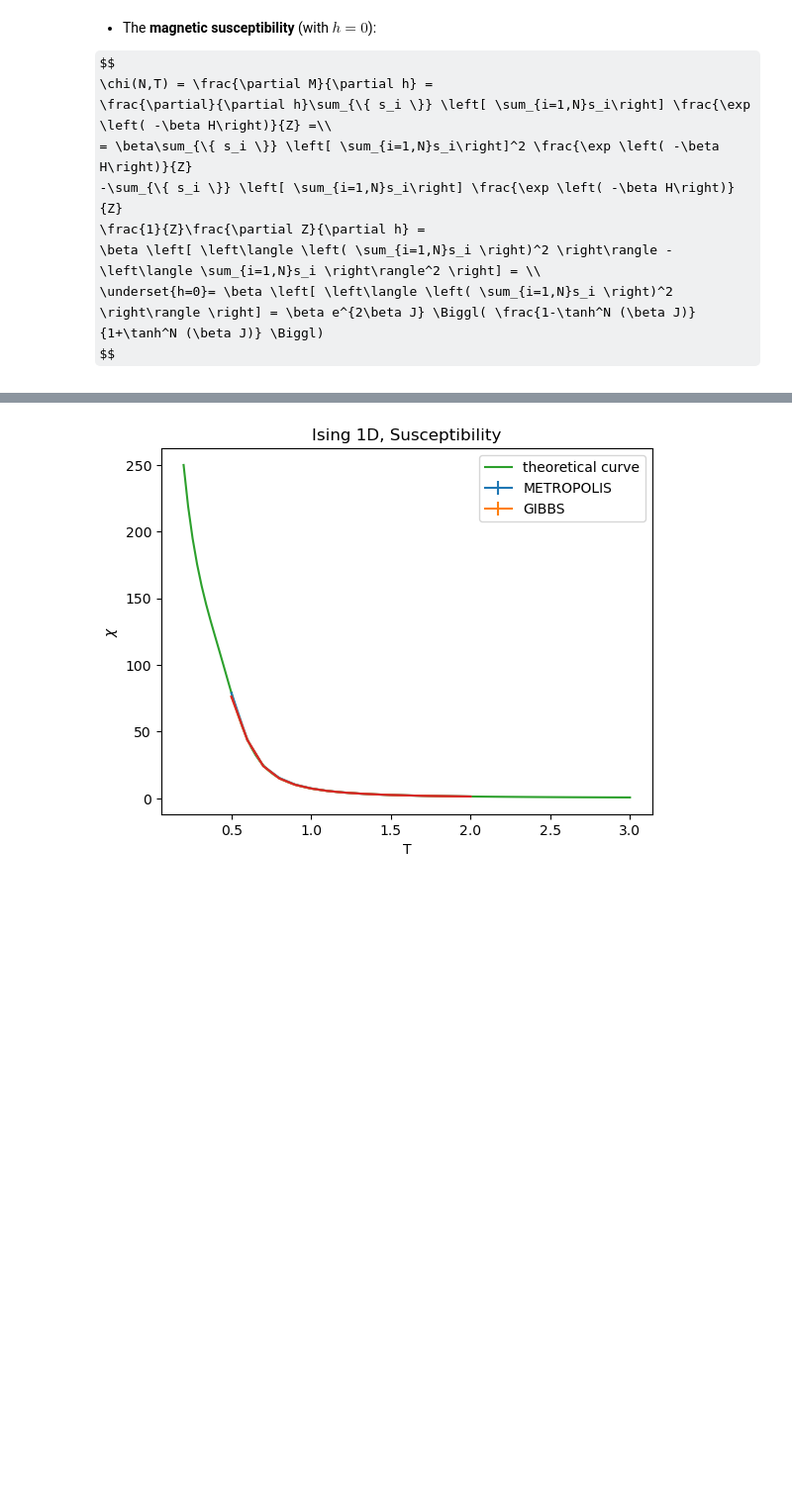
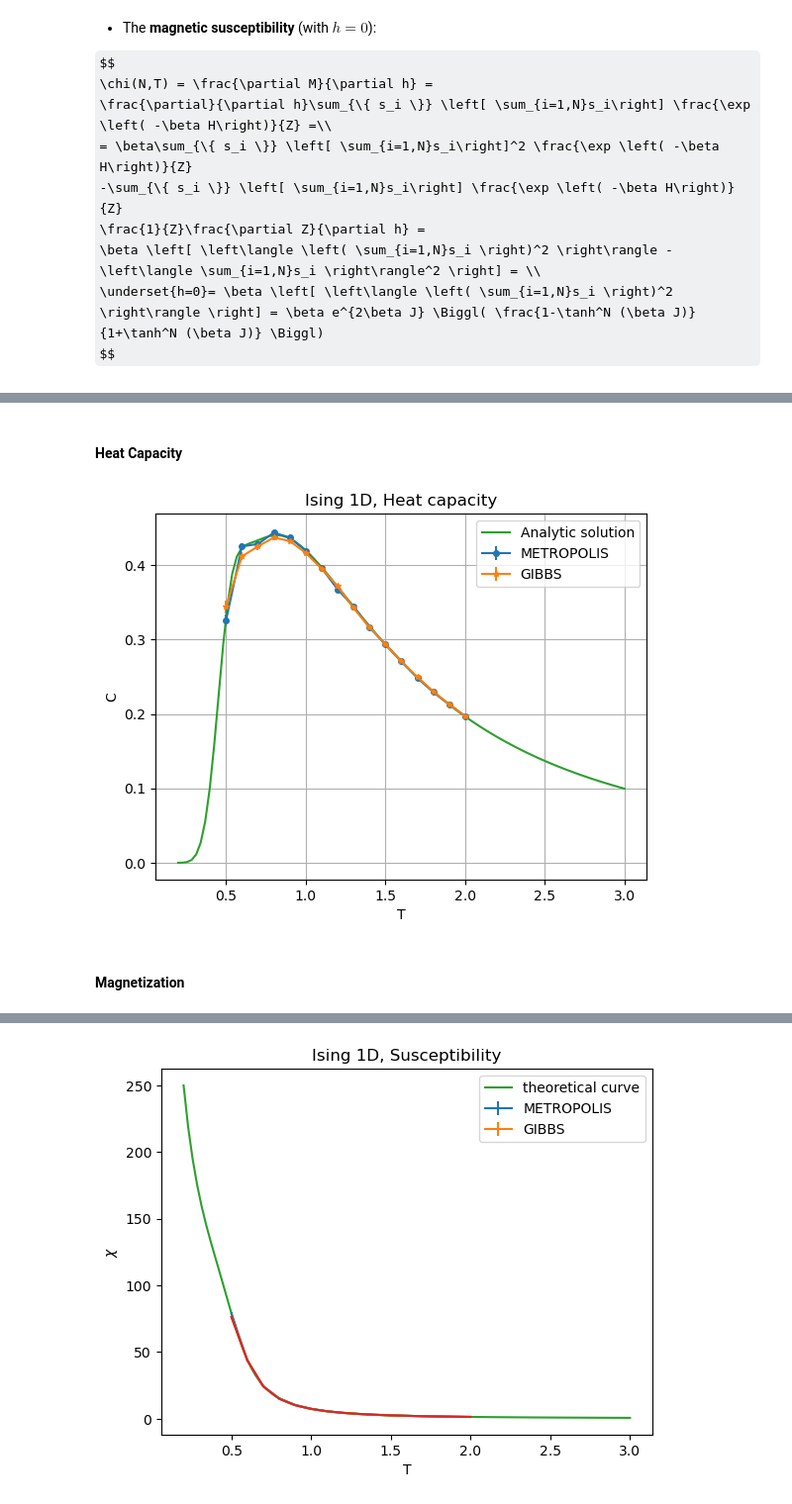
Before and after one commit to edoiannu/LSN_Exercises_Iannucci, a Jupyter notebook: Exercises_06/LSN_Exercises_06.ipynb, the cells around one changed output, grey strips where cells are left out. Shown at 99% size. Drawn from its saved outputs; the diff is of its cells as text; code cells hidden in the pictures; some formulas as TeX source; blank space fills up the shorter version.

```diff
--- a/Exercises_06/LSN_Exercises_06.ipynb
+++ b/Exercises_06/LSN_Exercises_06.ipynb
@@ -173,0 +142,27 @@ $$
+# %% [markdown]
+#### Heat Capacity
+# %%
+for i in range(2):
+    t = []
+    mean = []
+    sigma = []
+    file = open("results/"+alg[i]+"/heat_capacity.out", "r")
+    for line in file: # to read every line of the file
+        elements = line.split()
+        t.append(float(elements[0]))
+        mean.append(float(elements[1]))
+        sigma.append(float(elements[2]))
+    plt.errorbar(t,mean,yerr=sigma,marker=marker[i],markersize=4,label=alg[i])
+    plt.grid(True)
+
+heat=((beta*J)**2)*(((1+thN+(Ns-1)*(th**2)+(Ns-1)*(ch**2)*thN)/(1+thN))-Ns*((th+ch*thN)/(1+thN))**2)
+plt.plot(T, heat, label="Analytic solution")
+plt.title('Ising 1D, Heat capacity')
+plt.xlabel('T')
+plt.ylabel('C')
+plt.legend()
+plt.show()
+# %% [output]
+[figure, added]
+# %% [markdown]
+#### Magnetization
```
Also changed, not shown: parts of 12 cells of this notebook, 1 other file.
